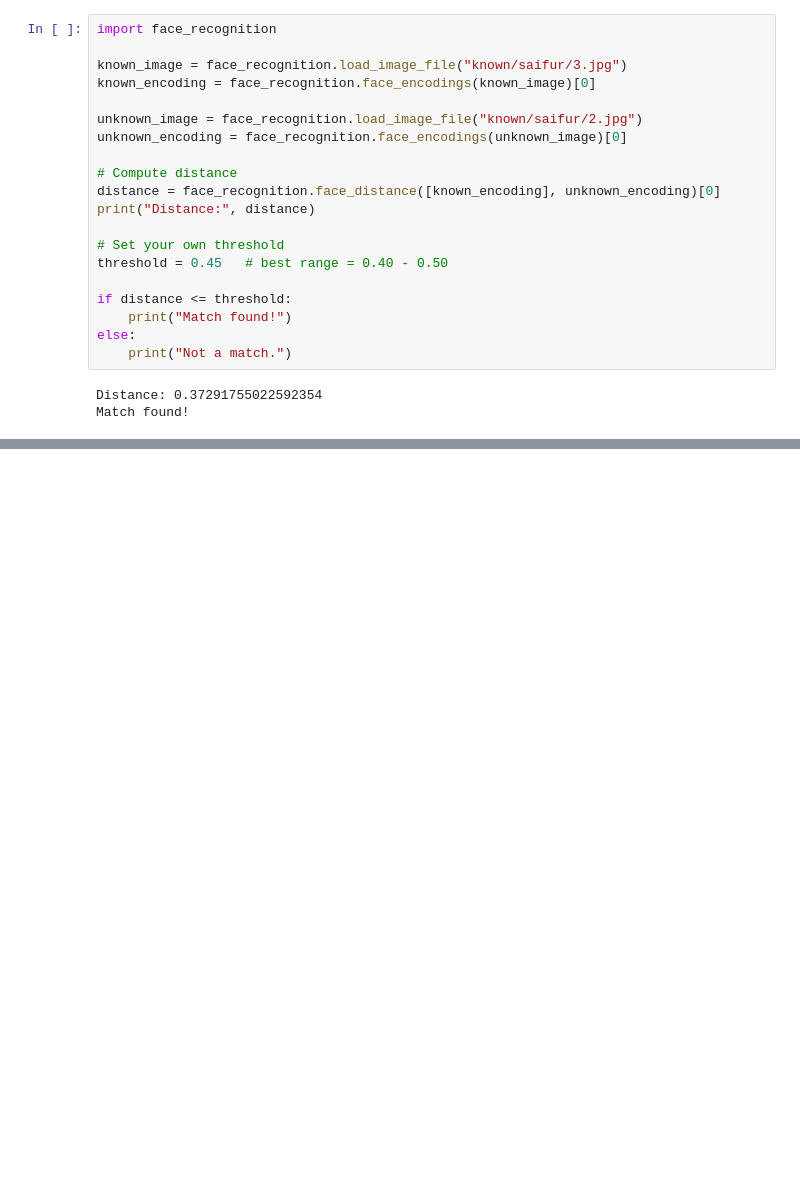
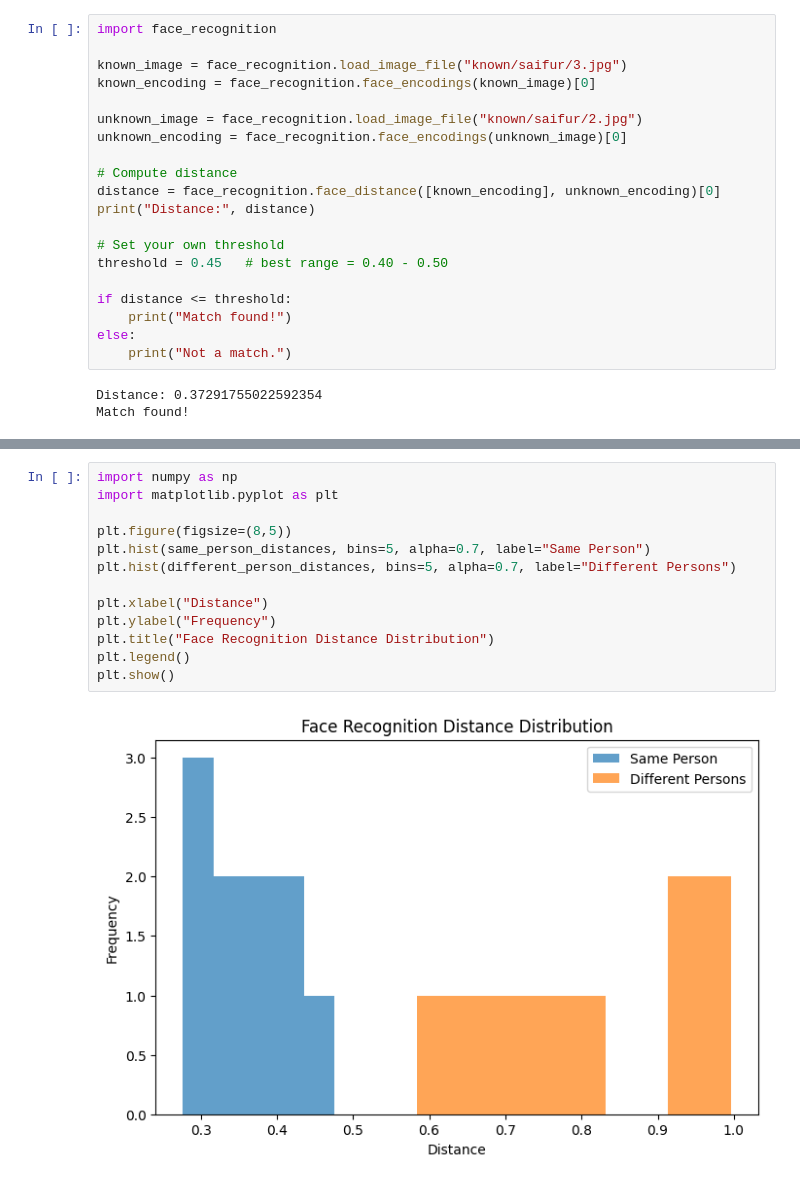
Before and after one commit to saifurrahman1193/data_science, a Jupyter notebook: face_detection/face_recognition.ipynb, the cells around one changed output, grey strips where cells are left out. Drawn from its saved outputs; the diff is of its cells as text; blank space fills up the shorter version.

```diff
--- a/face_detection/face_recognition.ipynb
+++ b/face_detection/face_recognition.ipynb
@@ -62,0 +305,15 @@ Match found!
+# %%
+import numpy as np
+import matplotlib.pyplot as plt
+
+plt.figure(figsize=(8,5))
+plt.hist(same_person_distances, bins=5, alpha=0.7, label="Same Person")
+plt.hist(different_person_distances, bins=5, alpha=0.7, label="Different Persons")
+
+plt.xlabel("Distance")
+plt.ylabel("Frequency")
+plt.title("Face Recognition Distance Distribution")
+plt.legend()
+plt.show()
+# %% [output]
+[figure, added]
```
Also changed, not shown: parts of 8 cells of this notebook, 5 other files.
